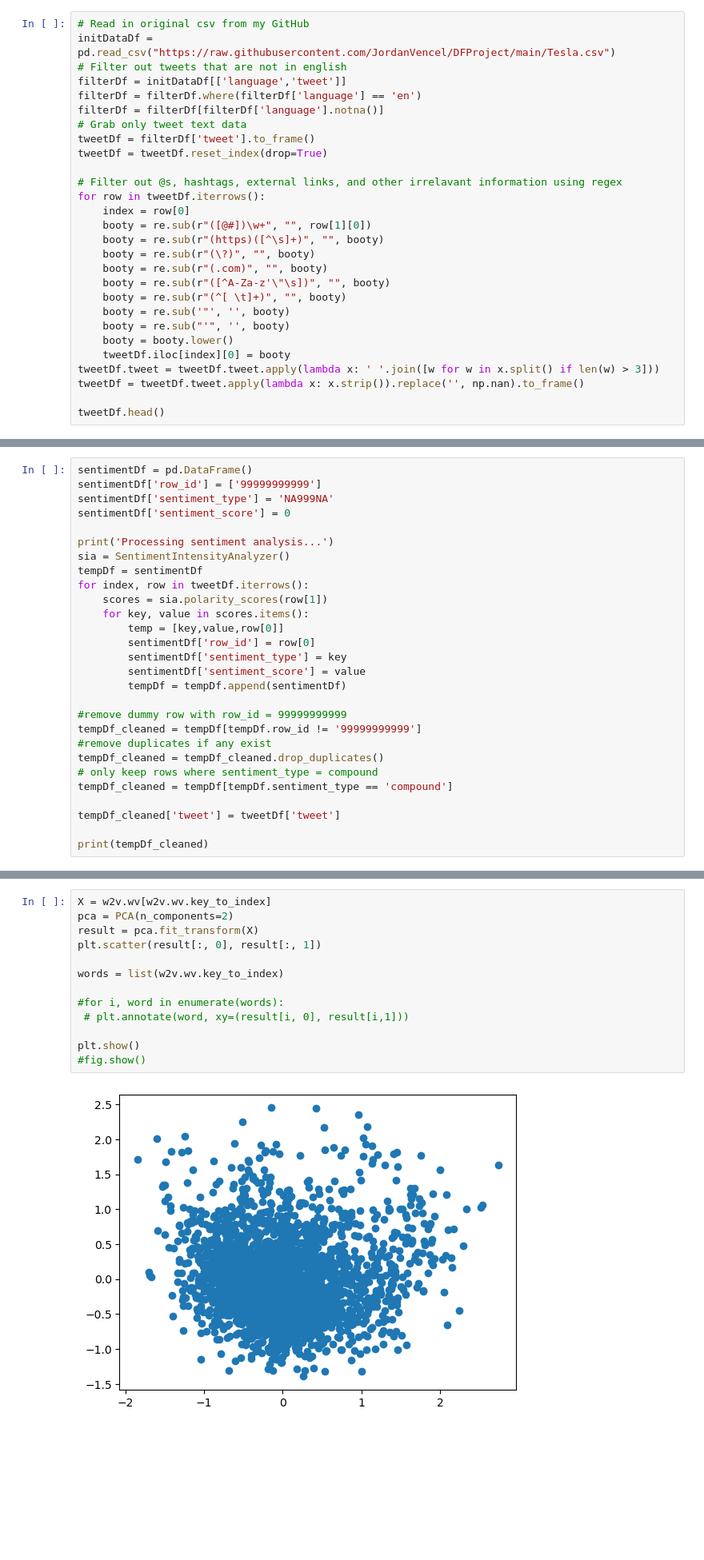
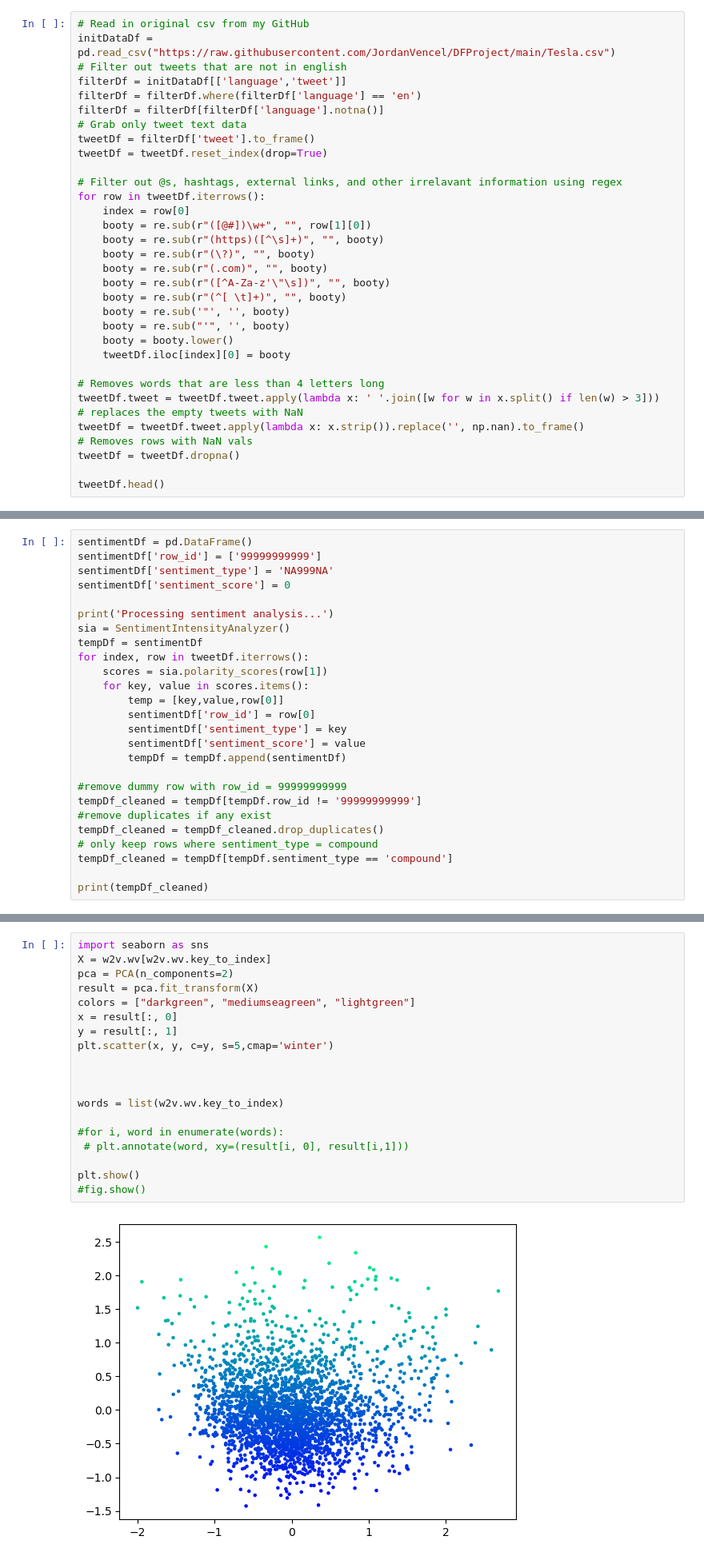
Before and after one commit to MoistRock1743/TeslaDataProject, a Jupyter notebook: DataCleanse.ipynb, the cells around one changed output, grey strips where cells are left out. Shown: that part at 80% size. Saved outputs shown, nothing was run; the diff lists cells and outputs as text; blank space fills up the shorter version.

```diff
--- a/DataCleanse.ipynb
+++ b/DataCleanse.ipynb
@@ -37,8 +37,13 @@ for row in tweetDf.iterrows():
     booty = re.sub("'", '', booty)
     booty = booty.lower()
     tweetDf.iloc[index][0] = booty
+
+# Removes words that are less than 4 letters long
 tweetDf.tweet = tweetDf.tweet.apply(lambda x: ' '.join([w for w in x.split() if len(w) > 3]))
+# replaces the empty tweets with NaN
 tweetDf = tweetDf.tweet.apply(lambda x: x.strip()).replace('', np.nan).to_frame()
+# Removes rows with NaN vals
+tweetDf = tweetDf.dropna()
 
 tweetDf.head()
 # %% [output]
@@ -82,8 +87,6 @@ tempDf_cleaned = tempDf_cleaned.drop_duplicates()
 # only keep rows where sentiment_type = compound
 tempDf_cleaned = tempDf[tempDf.sentiment_type == 'compound']
 
-tempDf_cleaned['tweet'] = tweetDf['tweet']
-
 print(tempDf_cleaned)
 # %% [output]
 Processing sentiment analysis...
@@ -182,18 +183,24 @@ w2v.wv.most_similar(positive='elon')
 # %%
+import seaborn as sns
 X = w2v.wv[w2v.wv.key_to_index]
 pca = PCA(n_components=2)
 result = pca.fit_transform(X)
-plt.scatter(result[:, 0], result[:, 1])
+colors = ["darkgreen", "mediumseagreen", "lightgreen"]
+x = result[:, 0]
+y = result[:, 1]
+plt.scatter(x, y, c=y, s=5,cmap='winter')
+
+
 
 words = list(w2v.wv.key_to_index)
 
 #for i, word in enumerate(words):
  # plt.annotate(word, xy=(result[i, 0], result[i,1]))
 
 plt.show()
 #fig.show()
 # %% [output]
-[figure, old version]
+[figure, new version]
 # %%
 #for w in w2v.wv.key_to_index:
 #    print (w, w2v.wv[w].count)
```
Also changed, not shown: parts of 8 cells of this notebook.
